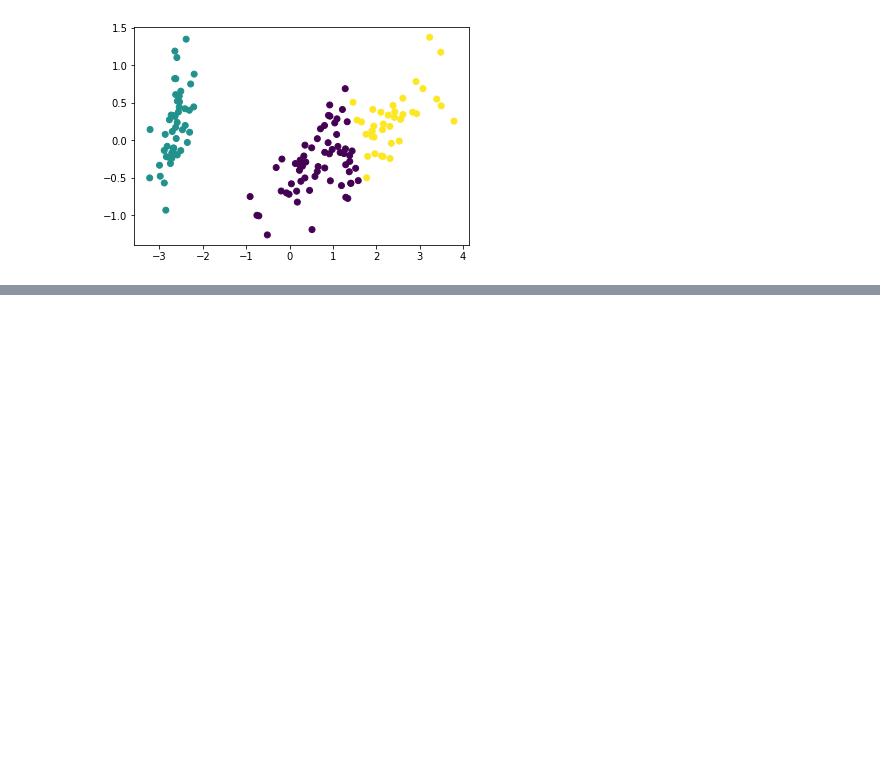
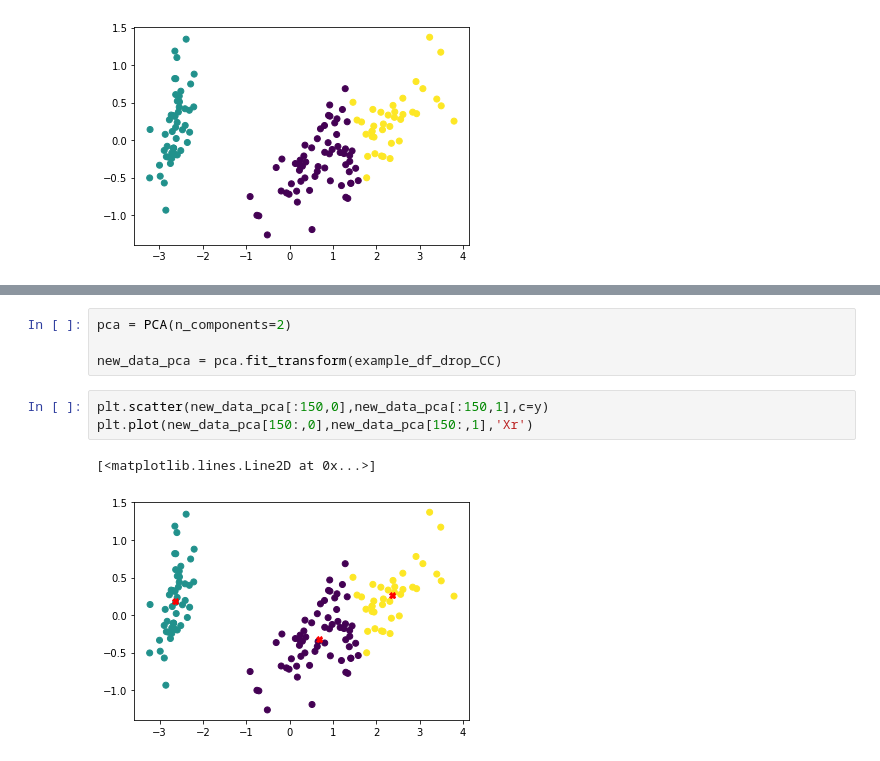
Before and after one commit to Wikanda-Hongboonmee/multivariate, a Jupyter notebook: Chapter_6_Cluster_Analysis.ipynb, the cells around one changed output, grey strips where cells are left out. Cells and saved outputs as stored; diff of their text form; blank space fills up the shorter version.

```diff
--- a/Chapter_6_Cluster_Analysis.ipynb
+++ b/Chapter_6_Cluster_Analysis.ipynb
@@ -113,0 +139,10 @@ plt.scatter(new_pca[:,0],new_pca[:,1],c=y)
+# %%
+pca = PCA(n_components=2)
+
+new_data_pca = pca.fit_transform(example_df_drop_CC)
+# %%
+plt.scatter(new_data_pca[:150,0],new_data_pca[:150,1],c=y)
+plt.plot(new_data_pca[150:,0],new_data_pca[150:,1],'Xr')
+# %% [output]
+[<matplotlib.lines.Line2D at 0x...>]
+[figure, added]
```
Also changed, not shown: parts of 19 cells of this notebook.
